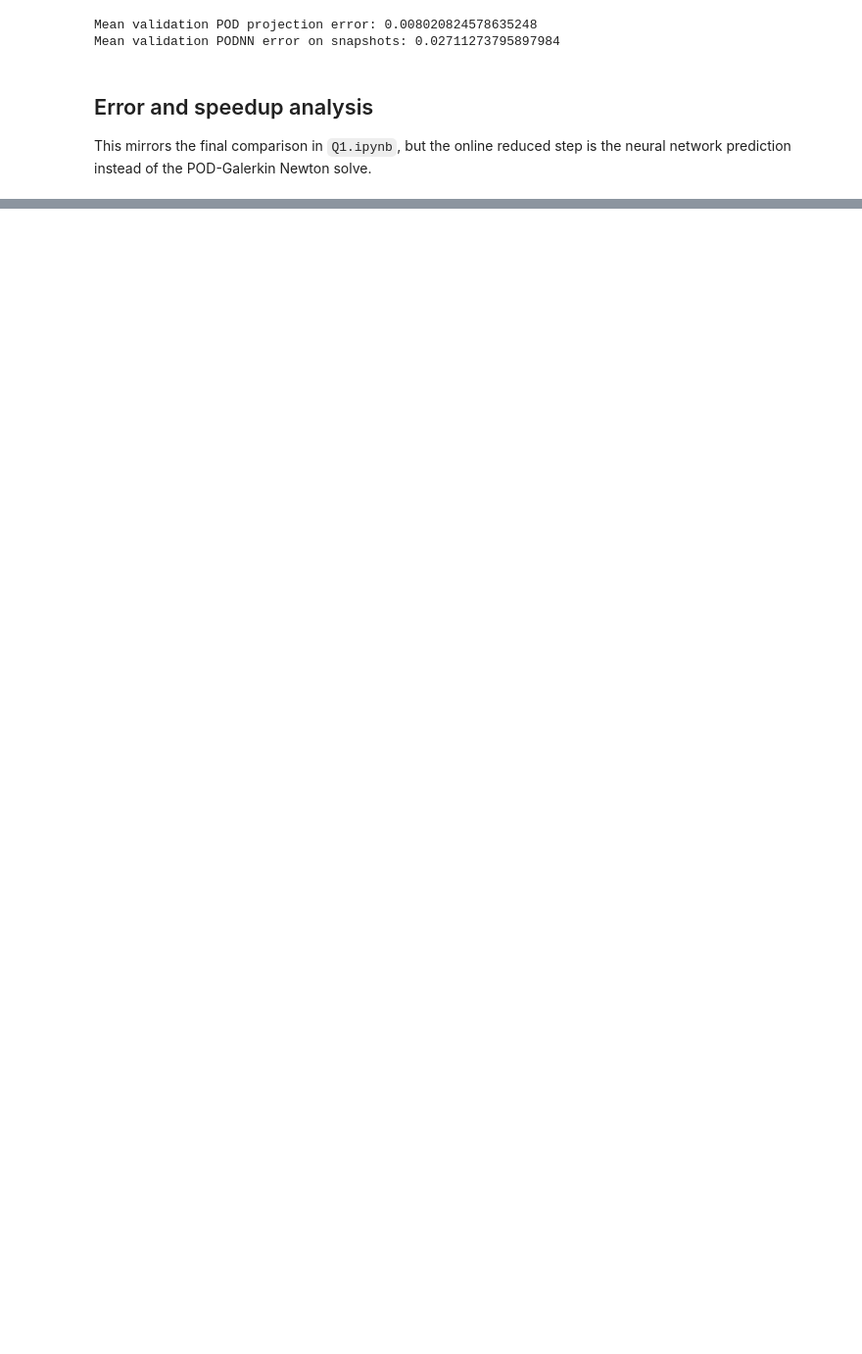
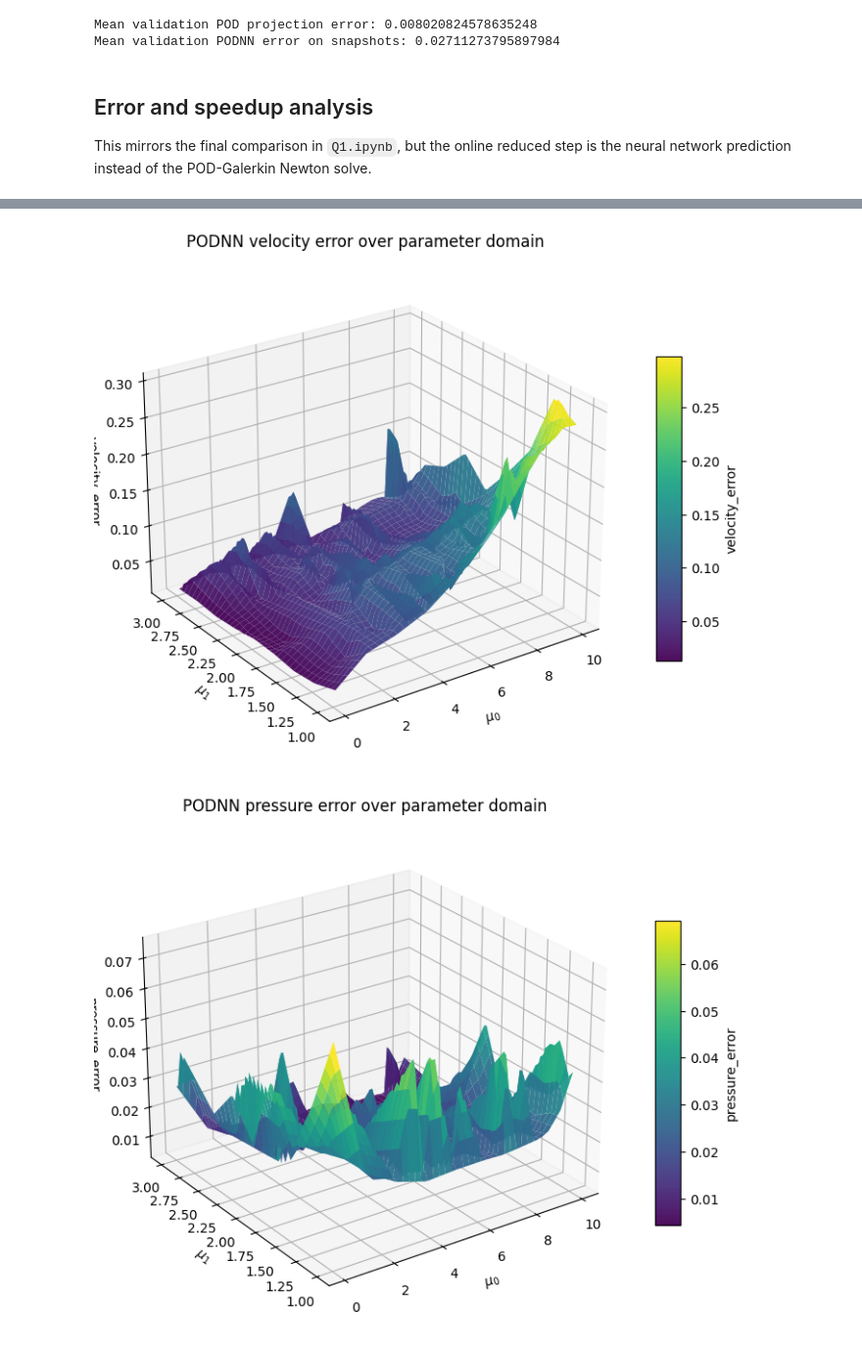
Before and after one commit to tom-fritzdorf/MOR-project, a Jupyter notebook: Q2.ipynb, the cells around one changed output, grey strips where cells are left out. Shown at 98% size. Drawn from its saved outputs; the diff is of its cells as text; code cells hidden in the pictures; blank space fills up the shorter version.

```diff
--- a/Q2.ipynb
+++ b/Q2.ipynb
@@ -1481,0 +1589,60 @@ pressure error: 0.03503875817164364
+# %%
+import numpy as np
+import matplotlib.pyplot as plt
+from scipy.interpolate import griddata
+
+def plot_error_surface_3d(df, error_column, title):
+    mu0 = df["mu0"].to_numpy()
+    mu1 = df["mu1"].to_numpy()
+    error = df[error_column].to_numpy()
+
+    mu0_grid = np.linspace(mu0.min(), mu0.max(), 80)
+    mu1_grid = np.linspace(mu1.min(), mu1.max(), 80)
+
+    MU0, MU1 = np.meshgrid(mu0_grid, mu1_grid, indexing="ij")
+
+    ERROR = griddata(
+        points=(mu0, mu1),
+        values=error,
+        xi=(MU0, MU1),
+        method="linear"
+    )
+
+    fig = plt.figure(figsize=(10, 7))
+    ax = fig.add_subplot(111, projection="3d")
+
+    surface = ax.plot_surface(
+        MU0,
+        MU1,
+        ERROR,
+        cmap="viridis",
+        edgecolor="none",
+        alpha=0.95
+    )
+
+
+    ax.set_xlabel(r"$\mu_0$")
+    ax.set_ylabel(r"$\mu_1$")
+    ax.set_zlabel(error_column)
+    ax.set_title(title)
+    ax.view_init(elev=25, azim=-125)
+
+    fig.colorbar(surface, ax=ax, shrink=0.6, aspect=12, label=error_column)
+
+    plt.show()
+
+
+plot_error_surface_3d(
+    df_test_results,
+    "velocity_error",
+    "PODNN velocity error over parameter domain"
+)
+
+plot_error_surface_3d(
+    df_test_results,
+    "pressure_error",
+    "PODNN pressure error over parameter domain"
+)
+# %% [output]
+[figure, added]
+[figure, added]
```
Also changed, not shown: parts of 12 cells of this notebook.
